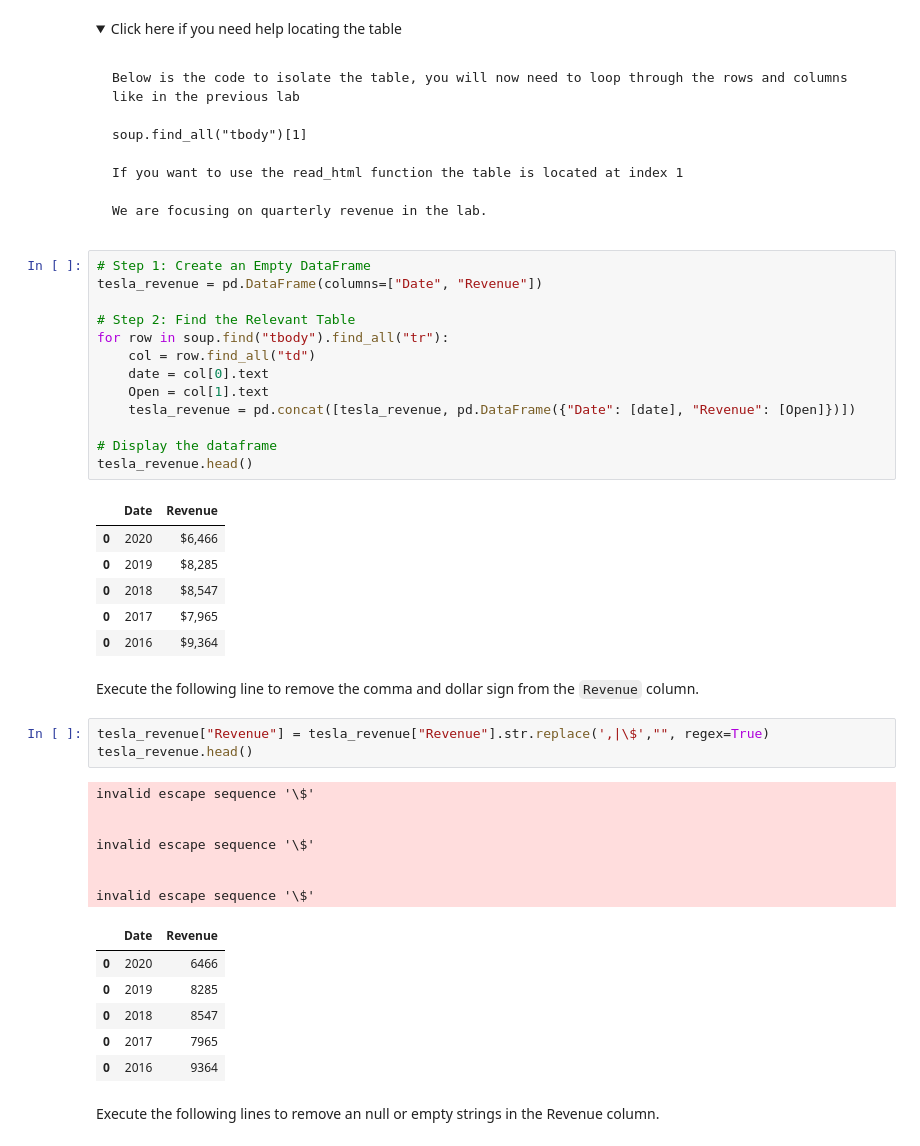
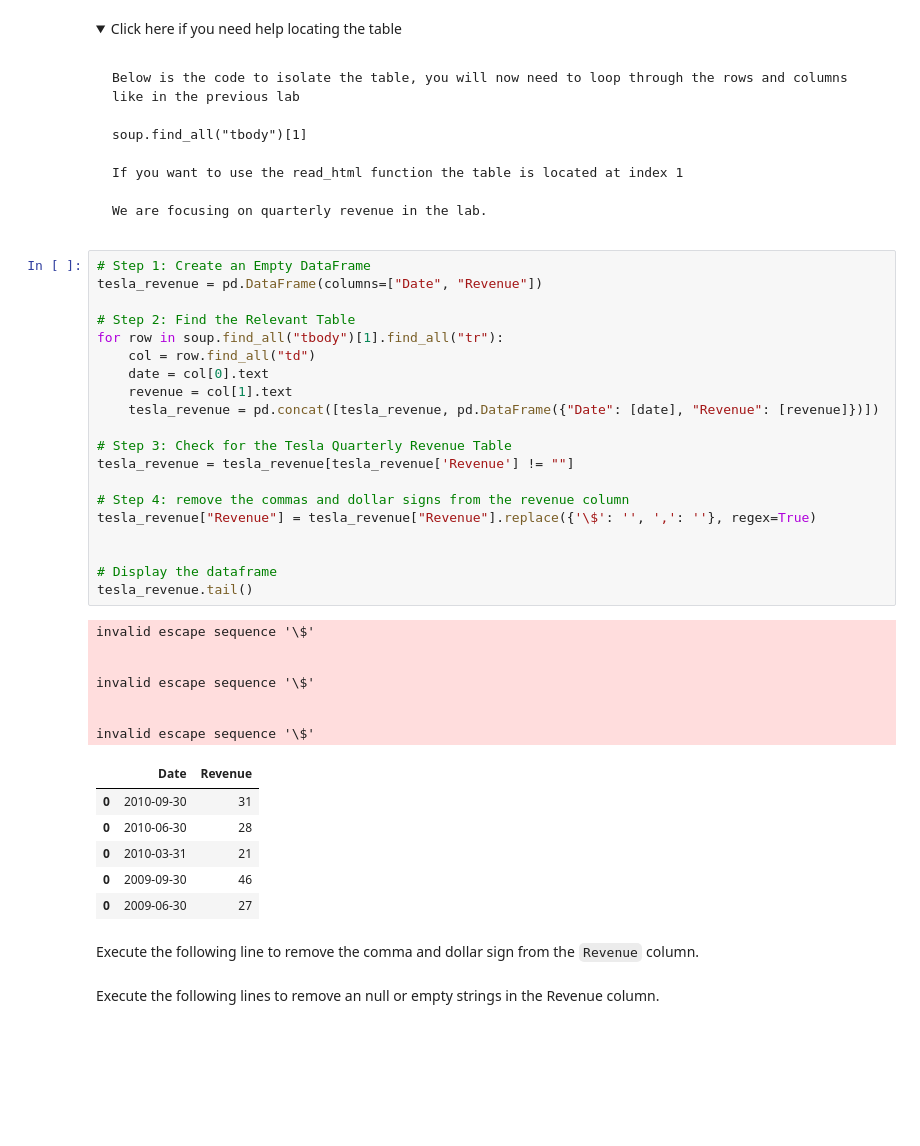
Before and after one commit to DavidBL0o0/COURSERA, a Jupyter notebook: 5) Python Project for Data Science/Module 1/3) Analyzing Historical StockRevenue Data and Building a Dashboard/Final Assignment-v2.ipynb, the cells around one changed output. Drawn from its saved outputs; the diff is of its cells as text; folded sections open; blank space fills up the shorter version.

```diff
--- a/5) Python Project for Data Science/Module 1/3) Analyzing Historical StockRevenue Data and Building a Dashboard/Final Assignment-v2.ipynb
+++ b/5) Python Project for Data Science/Module 1/3) Analyzing Historical StockRevenue Data and Building a Dashboard/Final Assignment-v2.ipynb
@@ -156,42 +156,39 @@ We are focusing on quarterly revenue in the lab.
 # %%
 # Step 1: Create an Empty DataFrame
 tesla_revenue = pd.DataFrame(columns=["Date", "Revenue"])
 
 # Step 2: Find the Relevant Table
-for row in soup.find("tbody").find_all("tr"):
+for row in soup.find_all("tbody")[1].find_all("tr"):
     col = row.find_all("td")
     date = col[0].text
-    Open = col[1].text
-    tesla_revenue = pd.concat([tesla_revenue, pd.DataFrame({"Date": [date], "Revenue": [Open]})])
+    revenue = col[1].text
+    tesla_revenue = pd.concat([tesla_revenue, pd.DataFrame({"Date": [date], "Revenue": [revenue]})])
+
+# Step 3: Check for the Tesla Quarterly Revenue Table
+tesla_revenue = tesla_revenue[tesla_revenue['Revenue'] != ""]
+
+# Step 4: remove the commas and dollar signs from the revenue column
+tesla_revenue["Revenue"] = tesla_revenue["Revenue"].replace({'\$': '', ',': ''}, regex=True)
+
 
 # Display the dataframe
-tesla_revenue.head()
+tesla_revenue.tail()
 # %% [output]
+invalid escape sequence '\$'
+
+
+invalid escape sequence '\$'
+
+
+invalid escape sequence '\$'
 |  | Date | Revenue |
-| 0 | 2020 | $6,466 |
-| 0 | 2019 | $8,285 |
-| 0 | 2018 | $8,547 |
-| 0 | 2017 | $7,965 |
-| 0 | 2016 | $9,364 |
+| 0 | 2010-09-30 | 31 |
+| 0 | 2010-06-30 | 28 |
+| 0 | 2010-03-31 | 21 |
+| 0 | 2009-09-30 | 46 |
+| 0 | 2009-06-30 | 27 |
 # %% [markdown]
 Execute the following line to remove the comma and dollar sign from the `Revenue` column.
-# %%
-tesla_revenue["Revenue"] = tesla_revenue["Revenue"].str.replace(',|\$',"", regex=True)
-tesla_revenue.head()
-# %% [output]
-invalid escape sequence '\$'
-
-
-invalid escape sequence '\$'
-
-
-invalid escape sequence '\$'
-|  | Date | Revenue |
-| 0 | 2020 | 6466 |
-| 0 | 2019 | 8285 |
-| 0 | 2018 | 8547 |
-| 0 | 2017 | 7965 |
-| 0 | 2016 | 9364 |
 # %% [markdown]
 Execute the following lines to remove an null or empty strings in the Revenue column.
 # %%
```
Also changed, not shown: parts of 6 cells of this notebook, 3 other files.
